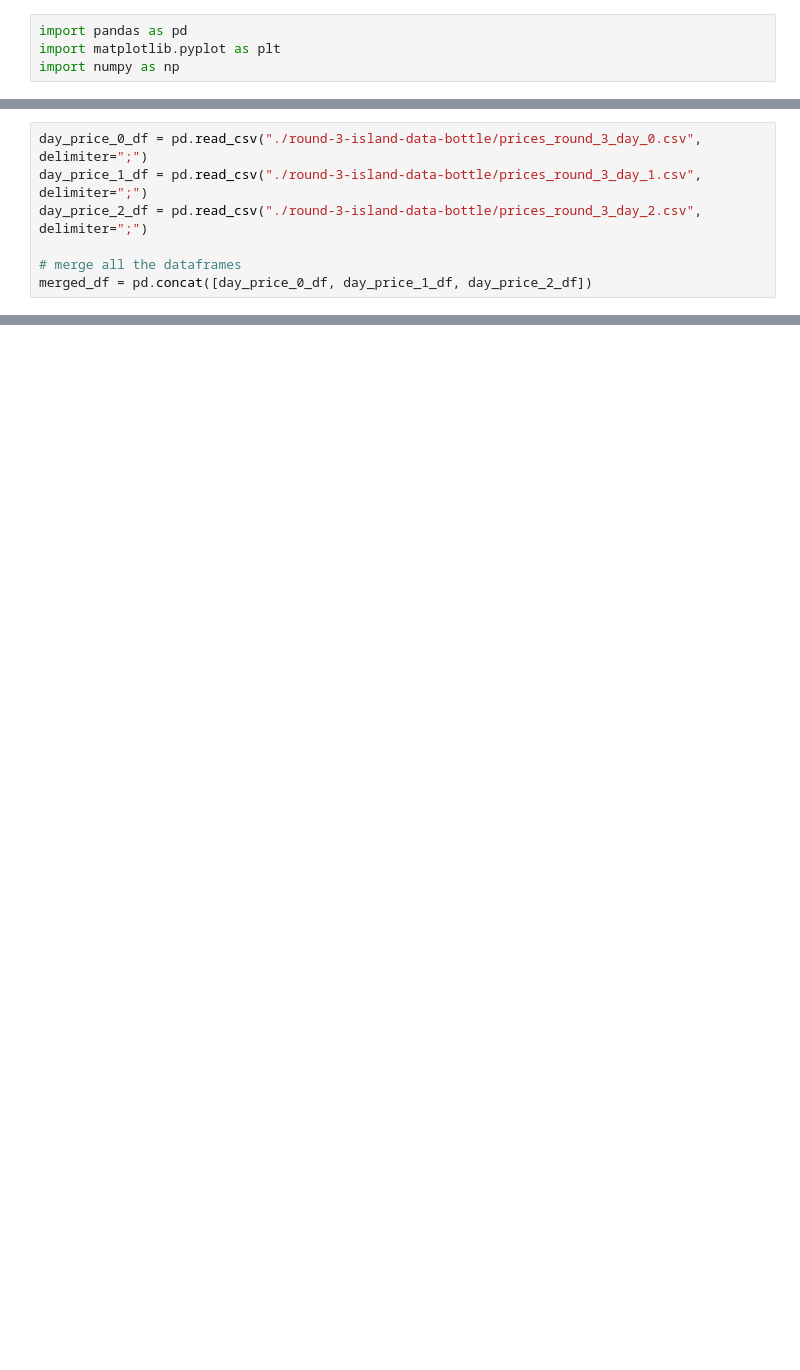
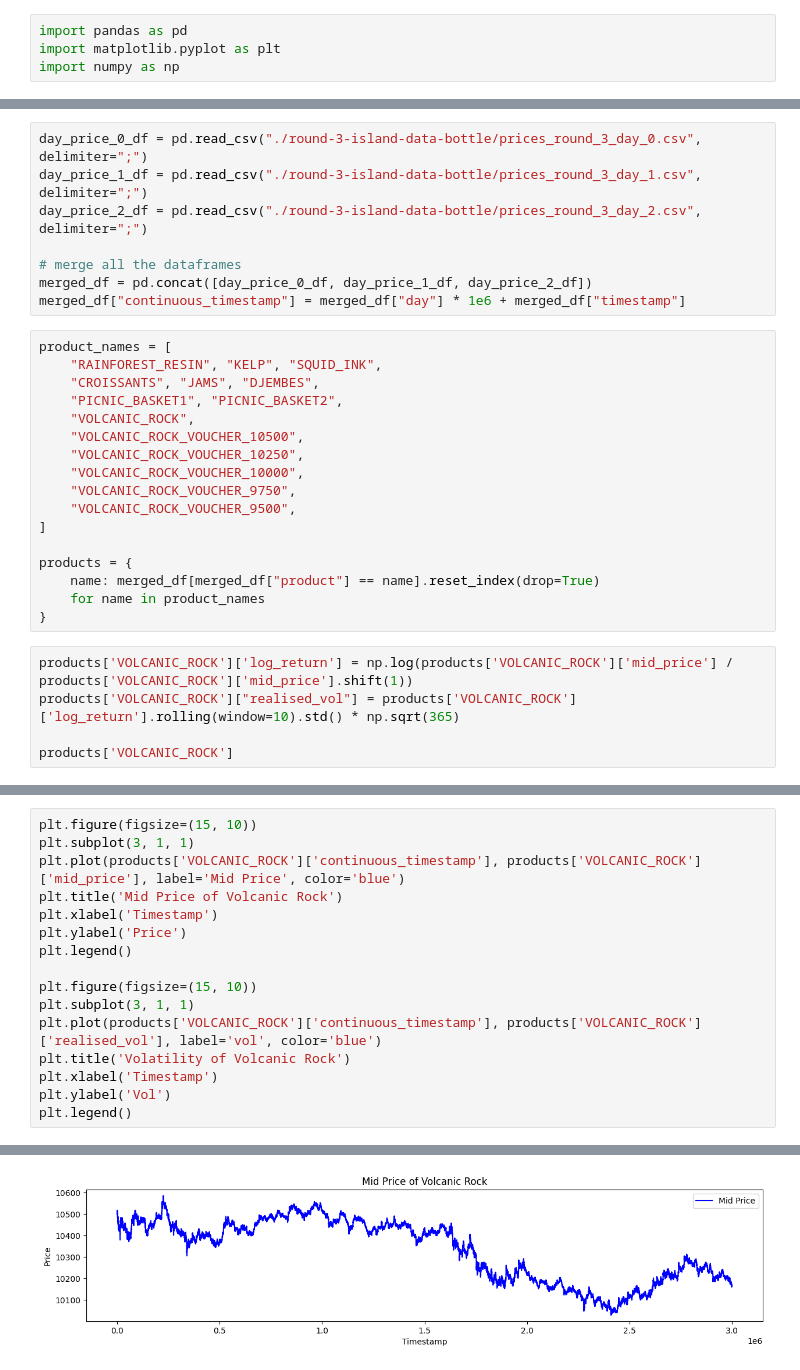
Before and after one commit to shank959/prosperity-imc25, a Jupyter notebook: rounds/round3/eda/round3_eda.ipynb, the cells around one changed output, grey strips where cells are left out. Drawn from its saved outputs; the diff is of its cells as text; blank space fills up the shorter version.

```diff
--- a/rounds/round3/eda/round3_eda.ipynb
+++ b/rounds/round3/eda/round3_eda.ipynb
@@ -13,3 +9,26 @@ day_price_2_df = pd.read_csv("./round-3-island-data-bottle/prices_round_3_day_2.
 
 # merge all the dataframes
 merged_df = pd.concat([day_price_0_df, day_price_1_df, day_price_2_df])
+merged_df["continuous_timestamp"] = merged_df["day"] * 1e6 + merged_df["timestamp"]
+# %%
+product_names = [
+    "RAINFOREST_RESIN", "KELP", "SQUID_INK",
+    "CROISSANTS", "JAMS", "DJEMBES",
+    "PICNIC_BASKET1", "PICNIC_BASKET2",
+    "VOLCANIC_ROCK",
+    "VOLCANIC_ROCK_VOUCHER_10500",
+    "VOLCANIC_ROCK_VOUCHER_10250",
+    "VOLCANIC_ROCK_VOUCHER_10000",
+    "VOLCANIC_ROCK_VOUCHER_9750",
+    "VOLCANIC_ROCK_VOUCHER_9500",
+]
+
+products = {
+    name: merged_df[merged_df["product"] == name].reset_index(drop=True)
+    for name in product_names
+}
+# %%
+products['VOLCANIC_ROCK']['log_return'] = np.log(products['VOLCANIC_ROCK']['mid_price'] / products['VOLCANIC_ROCK']['mid_price'].shift(1))
+products['VOLCANIC_ROCK']["realised_vol"] = products['VOLCANIC_ROCK']['log_return'].rolling(window=10).std() * np.sqrt(365)
+
+products['VOLCANIC_ROCK']
@@ -37,0 +62,17 @@ Average deviation magnitude: 0.005595280226212094
+# %%
+plt.figure(figsize=(15, 10))
+plt.subplot(3, 1, 1)
+plt.plot(products['VOLCANIC_ROCK']['continuous_timestamp'], products['VOLCANIC_ROCK']['mid_price'], label='Mid Price', color='blue')
+plt.title('Mid Price of Volcanic Rock')
+plt.xlabel('Timestamp')
+plt.ylabel('Price')
+plt.legend()
+
+plt.figure(figsize=(15, 10))
+plt.subplot(3, 1, 1)
+plt.plot(products['VOLCANIC_ROCK']['continuous_timestamp'], products['VOLCANIC_ROCK']['realised_vol'], label='vol', color='blue')
+plt.title('Volatility of Volcanic Rock')
+plt.xlabel('Timestamp')
+plt.ylabel('Vol')
+plt.legend()
+# %% [output]
@@ -37,0 +80 @@ Average deviation magnitude: 0.005595280226212094
+[figure, added]
```
Also changed, not shown: parts of 9 cells of this notebook, 3 other files.
